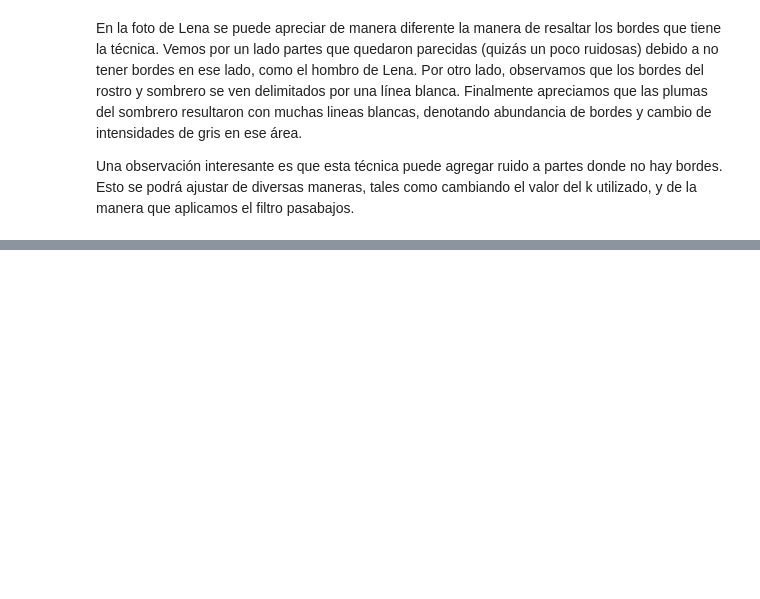
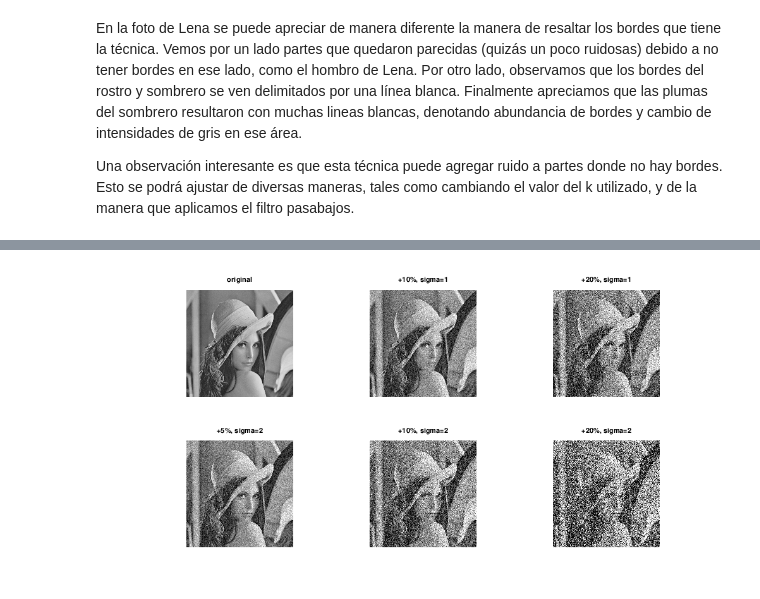
Before and after one commit to munshkr/vc-2018-2c, a Jupyter notebook: practicas/P3_Ruidos_y_filtros.ipynb, the cells around one changed output, grey strips where cells are left out. Cells and saved outputs as stored; diff of their text form; code cells hidden in the pictures; blank space fills up the shorter version.

```diff
--- a/practicas/P3_Ruidos_y_filtros.ipynb
+++ b/practicas/P3_Ruidos_y_filtros.ipynb
@@ -203,0 +208,3 @@ Una observación interesante es que esta técnica puede agregar ruido a partes d
+# %%
+Igauss = normrnd(0, 1, size(I));
+Igauss(1:5, 1:5)
@@ -203,0 +223,14 @@ Una observación interesante es que esta técnica puede agregar ruido a partes d
+# %%
+I = imread("img/lena.png");
+# %%
+%plot -s 1000,500
+subplot(231); imshow(I); title("original");
+subplot(232); imshow(addNoise(I, Igauss, 10)); title("+10%, sigma=1");
+subplot(233); imshow(addNoise(I, Igauss, 20)); title("+20%, sigma=1");
+
+Igauss2 = normrnd(0, 2, size(I));
+subplot(234); imshow(addNoise(I, Igauss2, 5)); title("+5%, sigma=2");
+subplot(235); imshow(addNoise(I, Igauss2, 10)); title("+10%, sigma=2");
+subplot(236); imshow(addNoise(I, Igauss2, 20)); title("+20%, sigma=2");
+# %% [output]
+[figure, added]
```
Also changed, not shown: parts of 25 cells of this notebook.
